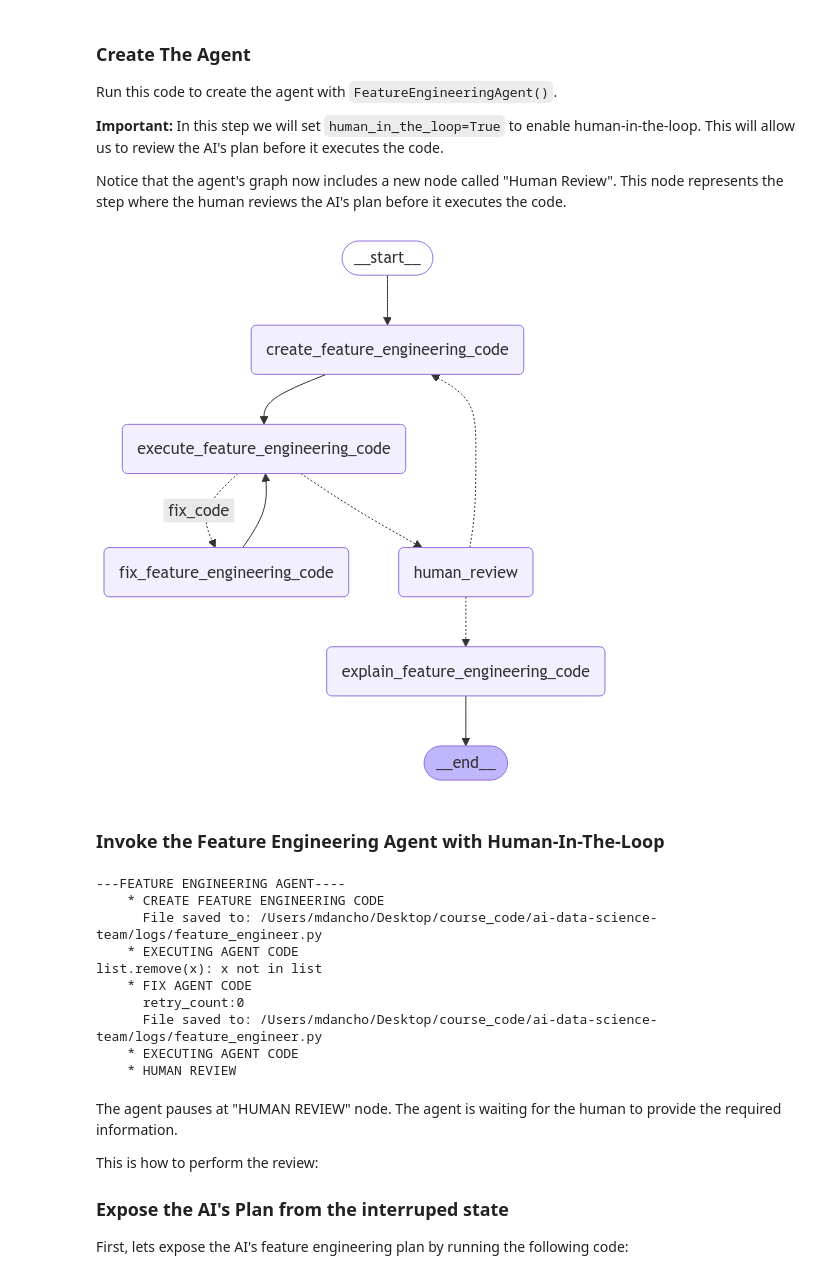
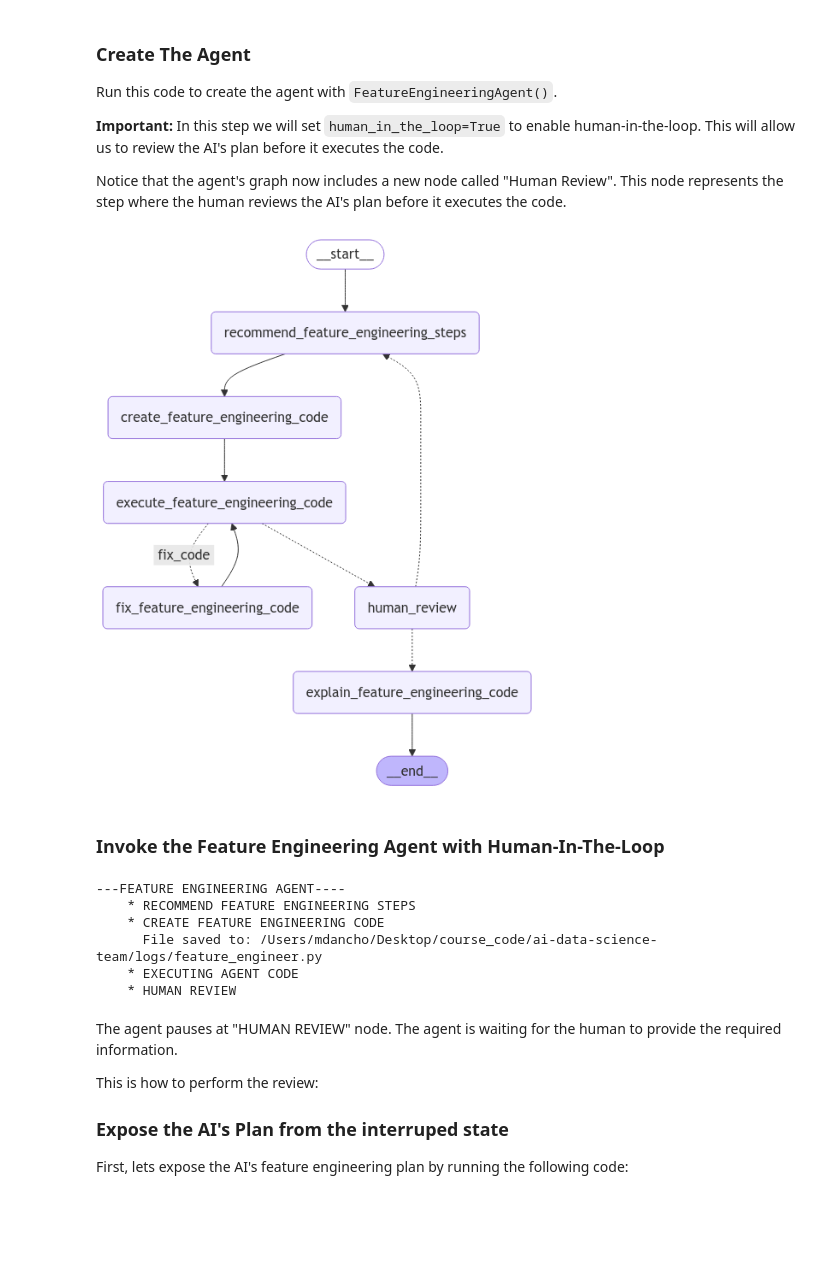
Before and after one commit to szl0144/stock-data-analysis-agent, a Jupyter notebook: examples/advanced_topics/human_in_the_loop.ipynb, the cells around one changed output. Drawn from its saved outputs; the diff is of its cells as text; code cells hidden in the pictures; blank space fills up the shorter version.

Commit message:
[BUG] Move Human in the loop after the coding step so user can review both recommended steps and code #15

```diff
--- a/examples/advanced_topics/human_in_the_loop.ipynb
+++ b/examples/advanced_topics/human_in_the_loop.ipynb
@@ -97,16 +95,14 @@ Notice that the agent's graph now includes a new node called "Human Review". Thi
 # %%
 feature_engineering_agent = FeatureEngineeringAgent(
     model = llm,
     log=LOG,
     log_path=LOG_PATH,
     human_in_the_loop=True,
-    bypass_recommended_steps=True,
-    bypass_explain_code=False,
 )
 
 feature_engineering_agent
 # %% [output]
-[figure, old version]
+[figure, new version]
 # %% [markdown]
 ### Invoke the Feature Engineering Agent with Human-In-The-Loop
 # %%
@@ -123,14 +119,10 @@ feature_engineering_agent.invoke_agent(
 )
 # %% [output]
 ---FEATURE ENGINEERING AGENT----
+    * RECOMMEND FEATURE ENGINEERING STEPS
     * CREATE FEATURE ENGINEERING CODE
       File saved to: /Users/mdancho/Desktop/course_code/ai-data-science-team/logs/feature_engineer.py
     * EXECUTING AGENT CODE
-list.remove(x): x not in list
-    * FIX AGENT CODE
-      retry_count:0
-      File saved to: /Users/mdancho/Desktop/course_code/ai-data-science-team/logs/feature_engineer.py
-    * EXECUTING AGENT CODE
     * HUMAN REVIEW
 # %% [markdown]
 The agent pauses at "HUMAN REVIEW" node. The agent is waiting for the human to provide the required information.
```
Also changed, not shown: parts of 14 cells of this notebook, 8 other files.
